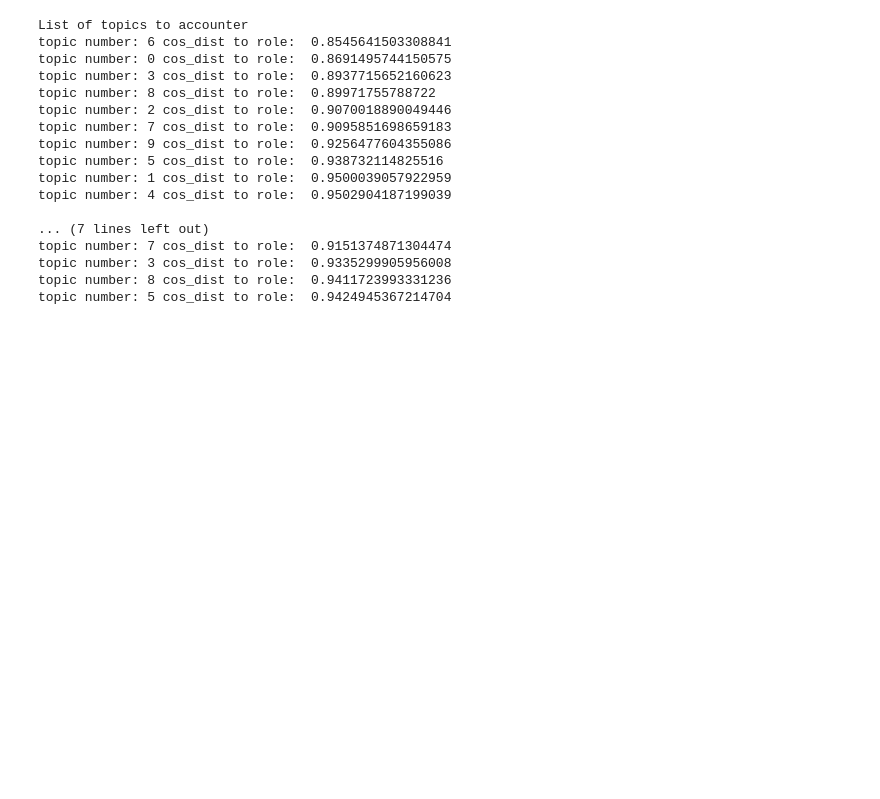
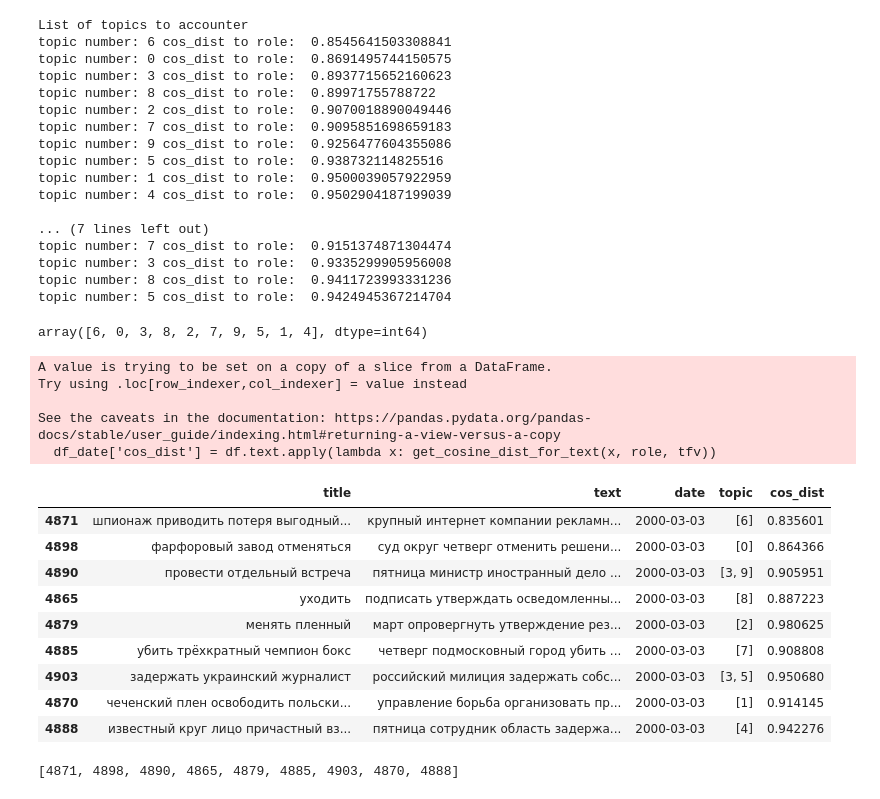
Before and after one commit to cherninkiy/vtb_moretech_2022, a Jupyter notebook: notebooks/preprocess_text_anton.ipynb, the cells around one changed output. Saved outputs shown, nothing was run; the diff lists cells and outputs as text; code cells hidden in the pictures; blank space fills up the shorter version.

Commit message:
digest_for_role

```diff
--- a/notebooks/preprocess_text_anton.ipynb
+++ b/notebooks/preprocess_text_anton.ipynb
@@ -499,10 +499,10 @@ def update_ldca(lda_component):
 
     return np.array(ldaс_updated)
 
-def best_topics_for_role(role_features, lda_component):
+def best_topics_for_role(role_x, lda_component):
     ldac_upd = update_ldca(lda_component)
 
-    cos_list = [cosine(role_features.toarray()[0], i) for i in  ldac_upd]
+    cos_list = [cosine(role_x, i) for i in  ldac_upd]
     return (np.argsort(cos_list), cos_list)
 
 
@@ -534,3 +534,65 @@ topic number: 7 cos_dist to role:  0.9151374871304474
 topic number: 3 cos_dist to role:  0.9335299905956008
 topic number: 8 cos_dist to role:  0.9411723993331236
 topic number: 5 cos_dist to role:  0.9424945367214704
+# %%
+from time import process_time_ns
+
+
+def get_cosine_dist_for_text(text, role_x, tfv):
+    # role_x = tfv.transform([role]).toarray()[0]
+    text_x = tfv.transform([text]).toarray()[0]
+    return cosine(role_x, text_x)
+
+# метод возвращает индексы самых самой близко новости в во всех группах новостей
+# группы новостей сортируются по методу best_topics_for_role
+# есть возможность всегда оставлять лучшее расстояние первым best_ind_first
+def get_digest_index_for_date(df, date, topics, role, tfv, bes_ind_first = False):
+
+    index_list = []
+    df_date = df[df.date == date]
+
+    df_date['cos_dist'] = df.text.apply(lambda x: get_cosine_dist_for_text(x, role, tfv))
+    best_index = df_date.cos_dist.idxmin()
+
+    for topic in topics:
+        index = df_date[df['topic'].apply(lambda x: topic in x)].cos_dist.idxmin()
+        index_list.append(index)
+
+    # delete duplicates in index list
+    index_list = list(dict.fromkeys(index_list))
+
+    if bes_ind_first:
+        index_list.insert(0, index_list.pop(index_list.index(best_index)))
+        return index_list, df_date
+    else:
+        return index_list, df_date
+# %%
+topics, dist = best_topics_for_role(acc_x, lda.components_)
+topics
+# %% [output]
+array([6, 0, 3, 8, 2, 7, 9, 5, 1, 4], dtype=int64)
+# %%
+indx, df_res = get_digest_index_for_date(df, '2000-03-03', topics, acc_x, tf_vectorizer, bes_ind_first=False)
+# %% [output]
+A value is trying to be set on a copy of a slice from a DataFrame.
+Try using .loc[row_indexer,col_indexer] = value instead
+
+See the caveats in the documentation: https://pandas.pydata.org/pandas-docs/stable/user_guide/indexing.html#returning-a-view-versus-a-copy
+  df_date['cos_dist'] = df.text.apply(lambda x: get_cosine_dist_for_text(x, role, tfv))
+# %%
+df_res.loc[indx]
+# %% [output]
+|  | title | text | date | topic | cos_dist |
+| 4871 | шпионаж приводить потеря выгодный... | крупный интернет компании рекламн... | 2000-03-03 | [6] | 0.835601 |
+| 4898 | фарфоровый завод отменяться | суд округ четверг отменить решени... | 2000-03-03 | [0] | 0.864366 |
+| 4890 | провести отдельный встреча | пятница министр иностранный дело ... | 2000-03-03 | [3, 9] | 0.905951 |
+| 4865 | уходить | подписать утверждать осведомленны... | 2000-03-03 | [8] | 0.887223 |
+| 4879 | менять пленный | март опровергнуть утверждение рез... | 2000-03-03 | [2] | 0.980625 |
+| 4885 | убить трёхкратный чемпион бокс | четверг подмосковный город убить ... | 2000-03-03 | [7] | 0.908808 |
+| 4903 | задержать украинский журналист | российский милиция задержать собс... | 2000-03-03 | [3, 5] | 0.950680 |
+| 4870 | чеченский плен освободить польски... | управление борьба организовать пр... | 2000-03-03 | [1] | 0.914145 |
+| 4888 | известный круг лицо причастный вз... | пятница сотрудник область задержа... | 2000-03-03 | [4] | 0.942276 |
+# %%
+indx
+# %% [output]
+[4871, 4898, 4890, 4865, 4879, 4885, 4903, 4870, 4888]
```
Also changed, not shown: parts of 4 cells of this notebook.
